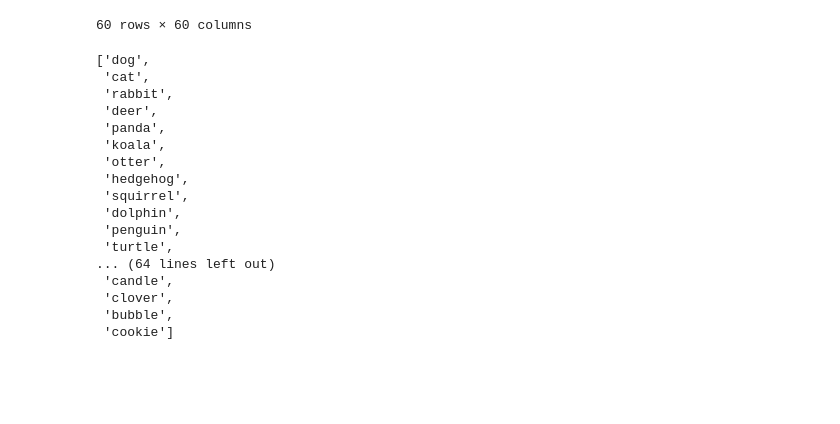
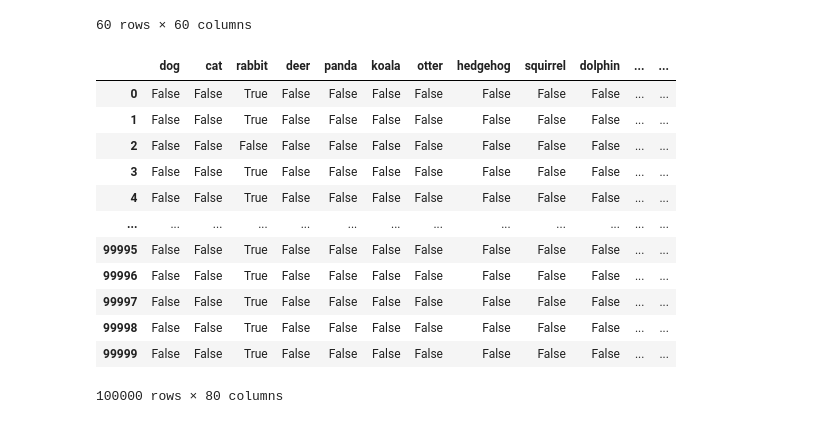
Before and after one commit to fnnsll/synthetic, a Jupyter notebook: data_exploration.ipynb, the cells around one changed output. Cells and saved outputs as stored; diff of their text form; code cells hidden in the pictures; blank space fills up the shorter version.

```diff
--- a/data_exploration.ipynb
+++ b/data_exploration.ipynb
@@ -35,22 +35,18 @@ df_no.corr() > 0.2
 | bubble | False | False | False | False | False | False | False | False | False | False | ... | ... |
 60 rows × 60 columns
 # %%
-df.columns.tolist()
+df.isna()
 # %% [output]
+|  | dog | cat | rabbit | deer | panda | koala | otter | hedgehog | squirrel | dolphin | ... | ... |
+| 0 | False | False | True | False | False | False | False | False | False | False | ... | ... |
+| 1 | False | False | True | False | False | False | False | False | False | False | ... | ... |
+| 2 | False | False | False | False | False | False | False | False | False | False | ... | ... |
+| 3 | False | False | True | False | False | False | False | False | False | False | ... | ... |
+| 4 | False | False | True | False | False | False | False | False | False | False | ... | ... |
+| ... | ... | ... | ... | ... | ... | ... | ... | ... | ... | ... | ... | ... |
+| 99995 | False | False | True | False | False | False | False | False | False | False | ... | ... |
+| 99996 | False | False | True | False | False | False | False | False | False | False | ... | ... |
+| 99997 | False | False | True | False | False | False | False | False | False | False | ... | ... |
+| 99998 | False | False | True | False | False | False | False | False | False | False | ... | ... |
+| 99999 | False | False | True | False | False | False | False | False | False | False | ... | ... |
-['dog',
- 'cat',
- 'rabbit',
- 'deer',
- 'panda',
- 'koala',
- 'otter',
- 'hedgehog',
- 'squirrel',
- 'dolphin',
- 'penguin',
- 'turtle',
-... (64 lines left out)
- 'candle',
- 'clover',
- 'bubble',
- 'cookie']
+100000 rows × 80 columns
```
Also changed, not shown: 3 other files.
